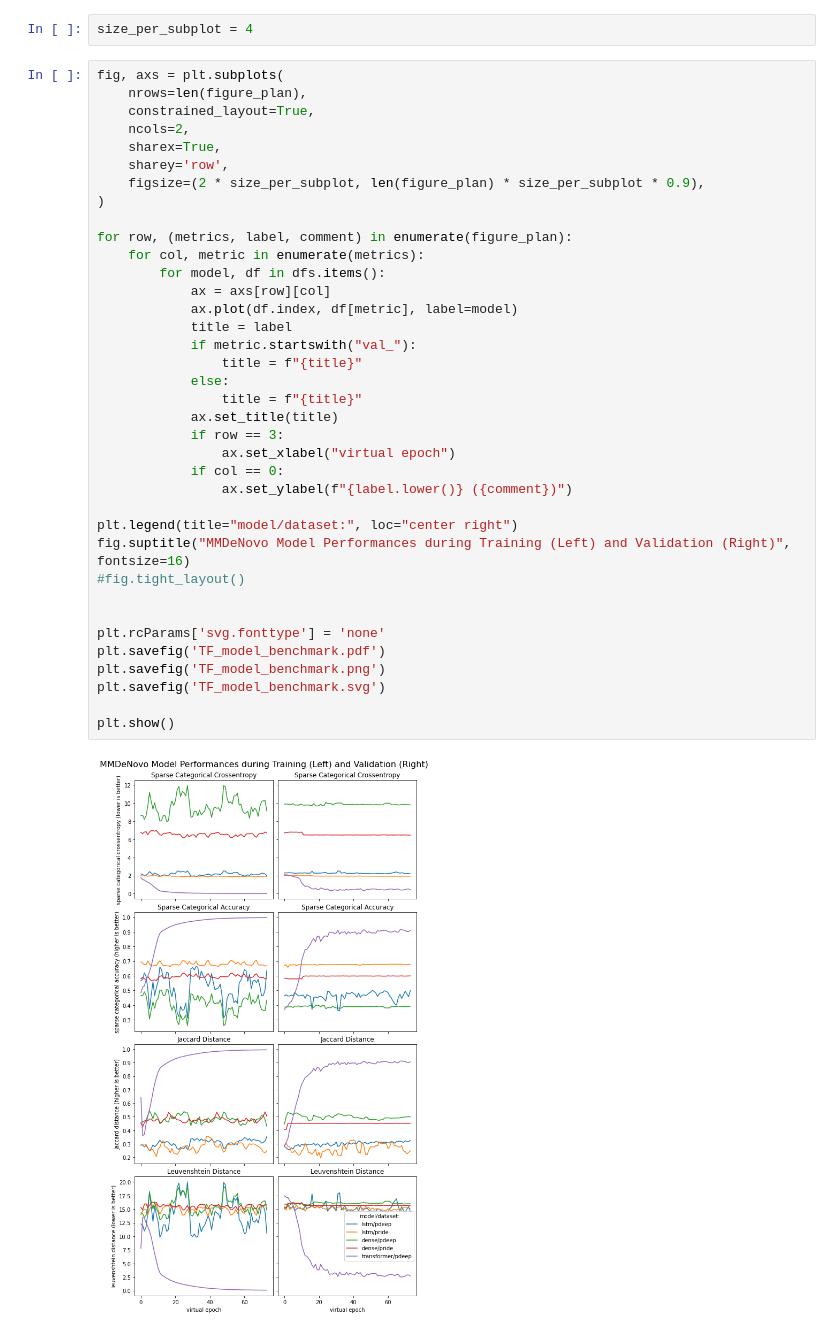
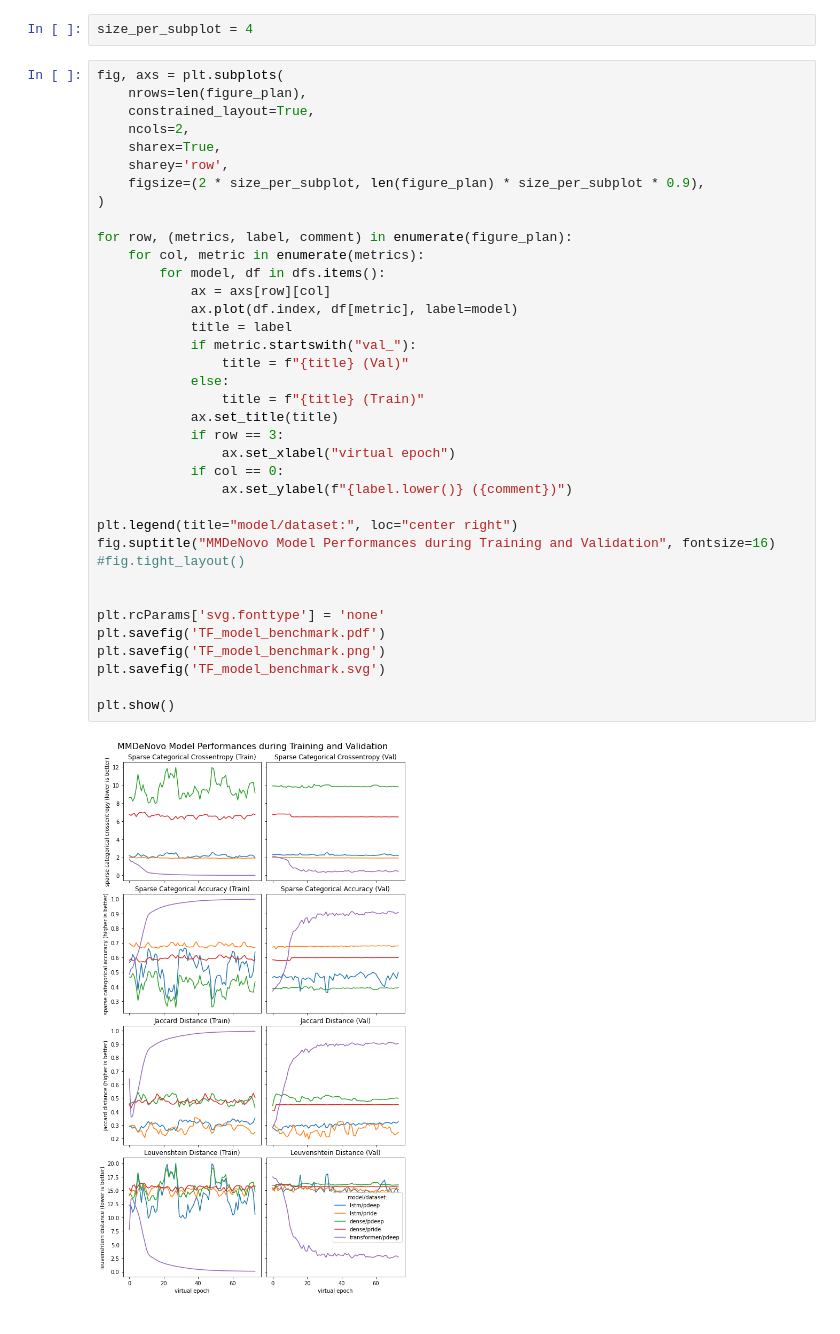
Before and after one commit to Miroka96/mmdenovo, a Jupyter notebook: notebooks/TF_model_benchmarks/benchmark_visualizations.ipynb, the cells around one changed output. Cells and saved outputs as stored; diff of their text form.

Commit message:
fix TF model benchmark diagram

```diff
--- a/notebooks/TF_model_benchmarks/benchmark_visualizations.ipynb
+++ b/notebooks/TF_model_benchmarks/benchmark_visualizations.ipynb
@@ -76,34 +76,34 @@ fig, axs = plt.subplots(
     sharex=True,
     sharey='row',
     figsize=(2 * size_per_subplot, len(figure_plan) * size_per_subplot * 0.9),
 )
 
 for row, (metrics, label, comment) in enumerate(figure_plan):
     for col, metric in enumerate(metrics):
         for model, df in dfs.items():
             ax = axs[row][col]
             ax.plot(df.index, df[metric], label=model)
             title = label
             if metric.startswith("val_"):
-                title = f"{title}"
+                title = f"{title} (Val)"
             else:
-                title = f"{title}"
+                title = f"{title} (Train)"
             ax.set_title(title)
             if row == 3:
                 ax.set_xlabel("virtual epoch")
             if col == 0:
                 ax.set_ylabel(f"{label.lower()} ({comment})")
 
 plt.legend(title="model/dataset:", loc="center right")
-fig.suptitle("MMDeNovo Model Performances during Training (Left) and Validation (Right)", fontsize=16)
+fig.suptitle("MMDeNovo Model Performances during Training and Validation", fontsize=16)
 #fig.tight_layout()
 
 
 plt.rcParams['svg.fonttype'] = 'none'
 plt.savefig('TF_model_benchmark.pdf')
 plt.savefig('TF_model_benchmark.png')
 plt.savefig('TF_model_benchmark.svg')
 
 plt.show()
 # %% [output]
-[figure, old version]
+[figure, new version]
```
Also changed, not shown: 3 other files.
